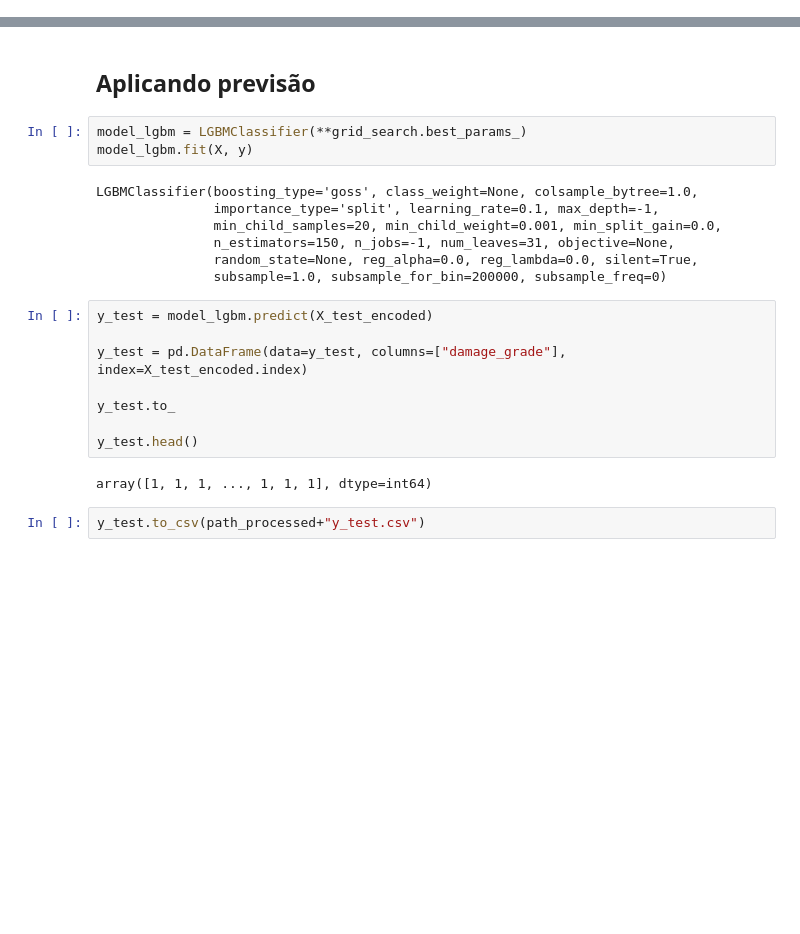
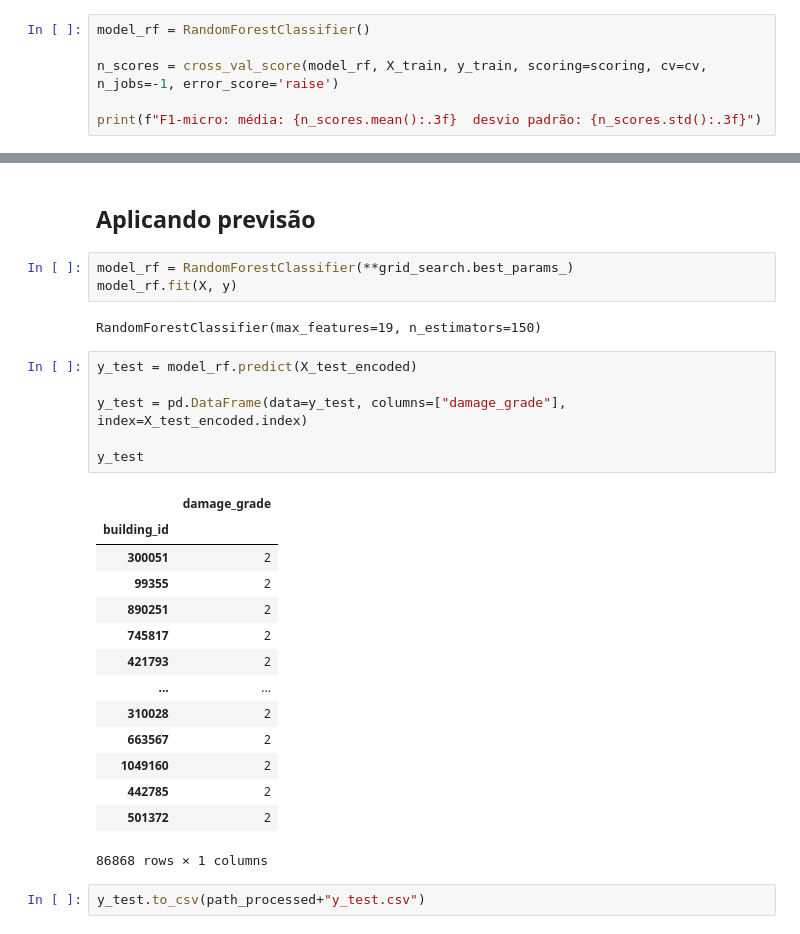
Before and after one commit to Carne-de-Pescoco/Modeling-Earthquake, a Jupyter notebook: notebooks/3_modeling_suto.ipynb, the cells around one changed output, grey strips where cells are left out. Cells and saved outputs as stored; diff of their text form; blank space fills up the shorter version.

```diff
--- a/notebooks/3_modeling_suto.ipynb
+++ b/notebooks/3_modeling_suto.ipynb
@@ -152,0 +177,6 @@ F1-micro: 0.713 (0.002)
+# %%
+model_rf = RandomForestClassifier()
+
+n_scores = cross_val_score(model_rf, X_train, y_train, scoring=scoring, cv=cv, n_jobs=-1, error_score='raise')
+
+print(f"F1-micro: média: {n_scores.mean():.3f}  desvio padrão: {n_scores.std():.3f}")
@@ -225,24 +343,30 @@ X_test_encoded.head()
 # %% [markdown]
 ## Aplicando previsão
 # %%
-model_lgbm = LGBMClassifier(**grid_search.best_params_)
-model_lgbm.fit(X, y)
+model_rf = RandomForestClassifier(**grid_search.best_params_)
+model_rf.fit(X, y)
 # %% [output]
-LGBMClassifier(boosting_type='goss', class_weight=None, colsample_bytree=1.0,
-               importance_type='split', learning_rate=0.1, max_depth=-1,
-               min_child_samples=20, min_child_weight=0.001, min_split_gain=0.0,
-               n_estimators=150, n_jobs=-1, num_leaves=31, objective=None,
-               random_state=None, reg_alpha=0.0, reg_lambda=0.0, silent=True,
-               subsample=1.0, subsample_for_bin=200000, subsample_freq=0)
+RandomForestClassifier(max_features=19, n_estimators=150)
 # %%
-y_test = model_lgbm.predict(X_test_encoded)
+y_test = model_rf.predict(X_test_encoded)
 
 y_test = pd.DataFrame(data=y_test, columns=["damage_grade"], index=X_test_encoded.index)
 
-y_test.to_
-
-y_test.head()
+y_test
 # %% [output]
+|  | damage_grade |
+| building_id |  |
+| 300051 | 2 |
+| 99355 | 2 |
+| 890251 | 2 |
+| 745817 | 2 |
+| 421793 | 2 |
+| ... | ... |
+| 310028 | 2 |
+| 663567 | 2 |
+| 1049160 | 2 |
+| 442785 | 2 |
+| 501372 | 2 |
-array([1, 1, 1, ..., 1, 1, 1], dtype=int64)
+86868 rows × 1 columns
 # %%
 y_test.to_csv(path_processed+"y_test.csv")
```
Also changed, not shown: parts of 26 cells of this notebook, 7 other files.
